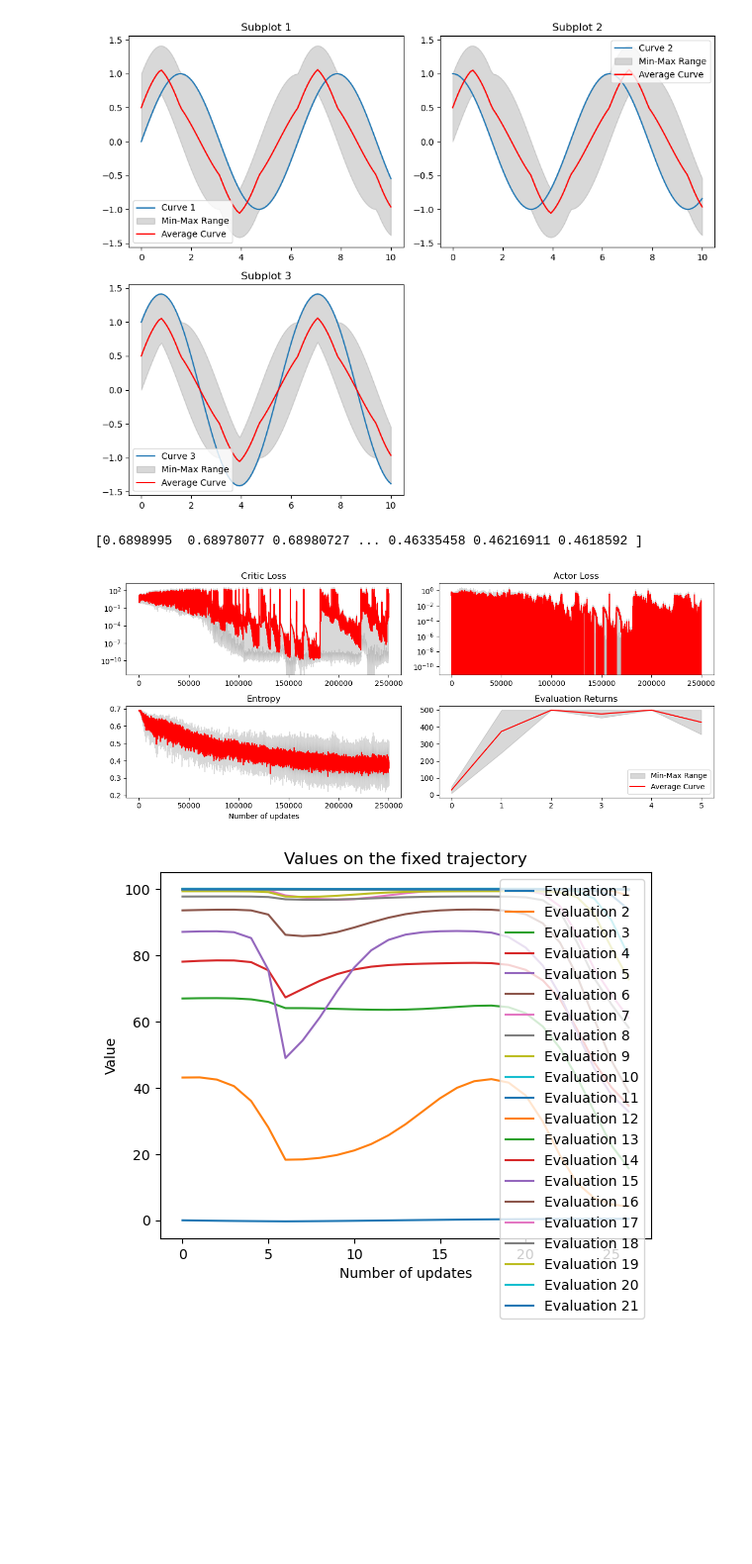
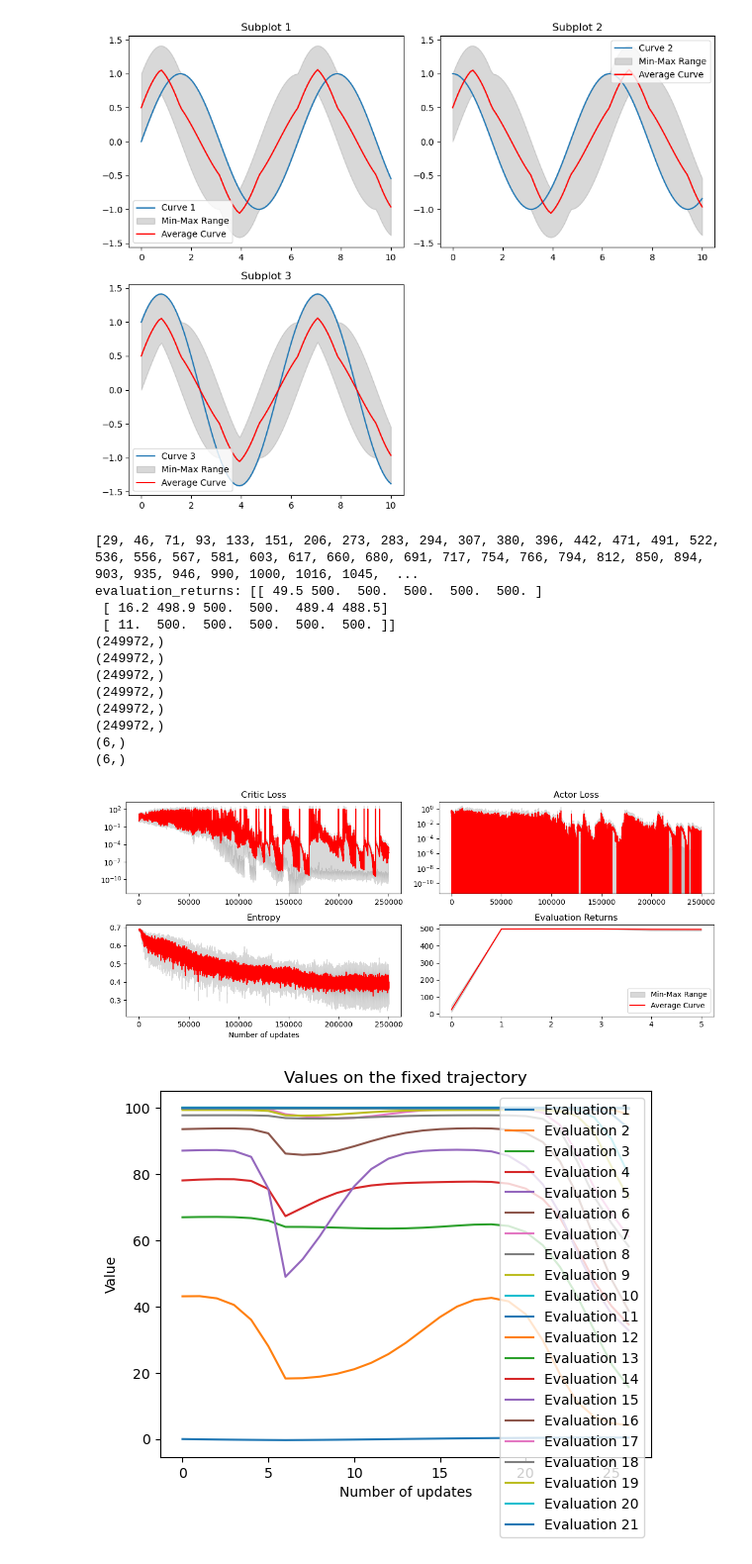
Before and after one commit to AlexisCogne/ANN_project, a Jupyter notebook: main_discrete_aggregate.ipynb, the cells around one changed output. Shown: that part at 99% size. Saved outputs shown, nothing was run; the diff lists cells and outputs as text; code cells hidden in the pictures; blank space fills up the shorter version.

Commit message:
Update aggregate plots

```diff
--- a/main_discrete_aggregate.ipynb
+++ b/main_discrete_aggregate.ipynb
@@ -96,17 +97,0 @@ agent = A2C(obs_shape, action_shape, device, critic_lr, actor_lr, n_envs)
-# %%
-
-
-# Create a 2D NumPy array
-arr = [[] for _ in range(3)]
-print(arr)
-#print(arr)
-k =0
-for i in range(3):
-    arr[i].append(k)
-    arr[i].append(k+1)
-    arr[i].append(k+2)
-    k+=3
-# Value to append
-print(arr)
-print(arr[1])
-# Append the value to the array
@@ -339,13 +309,17 @@ for s, agent_seed in enumerate(agents_seeds):
 # %% [output]
 [figure]
 # %%
+print(steps_episodes[0])
 def aggregate_plot(y1,y2,y3):
     # Compute minimum and maximum curves
     y_min = np.minimum(np.minimum(y1, y2), y3)
     y_max = np.maximum(np.maximum(y1, y2), y3)
 
     # Compute average curve
-    y_avg = (y_min + y_max) / 2
+
+    y_avg = (y1 + y2 + y3) / 3
+    print(y_min.shape)
+    print(y_avg.shape)
 
     return y_min, y_max, y_avg
 
@@ -368,6 +342,8 @@ for s, agent_seed in enumerate(agents_seeds):
         / rolling_length
     )
 
+evaluation_returns = np.array(evaluation_returns)
+print(f"evaluation_returns: {evaluation_returns}")
 critic_y_min, critic_y_max, critic_y_avg = aggregate_plot(critic_y[0],critic_y[1],critic_y[2])
 actor_y_min, actor_y_max, actor_y_avg = aggregate_plot(actor_y[0],actor_y[1],actor_y[2])
 entropy_y_min, entropy_y_max, entropy_y_avg = aggregate_plot(entropy_y[0],entropy_y[1],entropy_y[2])
@@ -417,35 +393,46 @@ plt.show()
 # # Generate sample data for three curves
 # x = np.linspace(0, 10, 100)
 # y1 = np.sin(x)
 # y2 = np.cos(x)
 # y3 = np.sin(x) + np.cos(x)
 
 # # Plot each individual curve
 # plt.plot(x, y1, label='Curve 1')
 # plt.plot(x, y2, label='Curve 2')
 # plt.plot(x, y3, label='Curve 3')
 
 # # Compute minimum and maximum curves
 # y_min = np.minimum(np.minimum(y1, y2), y3)
 # y_max = np.maximum(np.maximum(y1, y2), y3)
 
 # # Compute average curve
 # y_avg = (y_min + y_max) / 2
 
 # # Plot shaded area between minimum and maximum curves
 # plt.fill_between(x, y_min, y_max, color='gray', alpha=0.3, label='Min-Max Range')
 
 # # Plot average curve
 # plt.plot(x, y_avg, color='red', label='Average Curve')
 
 # # Add legend
 # plt.legend()
 
 # # Show plot
 # plt.show()
 # %% [output]
-[0.6898995  0.68978077 0.68980727 ... 0.46335458 0.46216911 0.4618592 ]
+[29, 46, 71, 93, 133, 151, 206, 273, 283, 294, 307, 380, 396, 442, 471, 491, 522, 536, 556, 567, 581, 603, 617, 660, 680, 691, 717, 754, 766, 794, 812, 850, 894, 903, 935, 946, 990, 1000, 1016, 1045,  ...
+evaluation_returns: [[ 49.5 500.  500.  500.  500.  500. ]
+ [ 16.2 498.9 500.  500.  489.4 488.5]
+ [ 11.  500.  500.  500.  500.  500. ]]
+(249972,)
+(249972,)
+(249972,)
+(249972,)
+(249972,)
+(249972,)
+(6,)
+(6,)
-[figure, old version]
+[figure, new version]
 # %%
 # plot the values of the agent on the fixed trajectory
 values = np.array(values)
```
Also changed, not shown: parts of 5 cells of this notebook.
